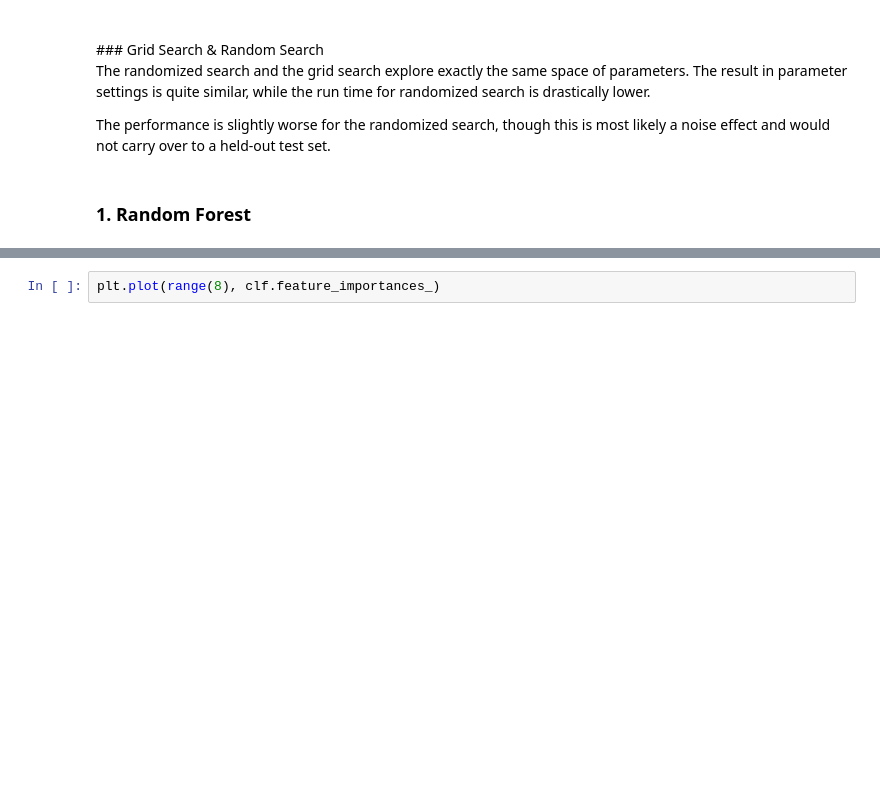
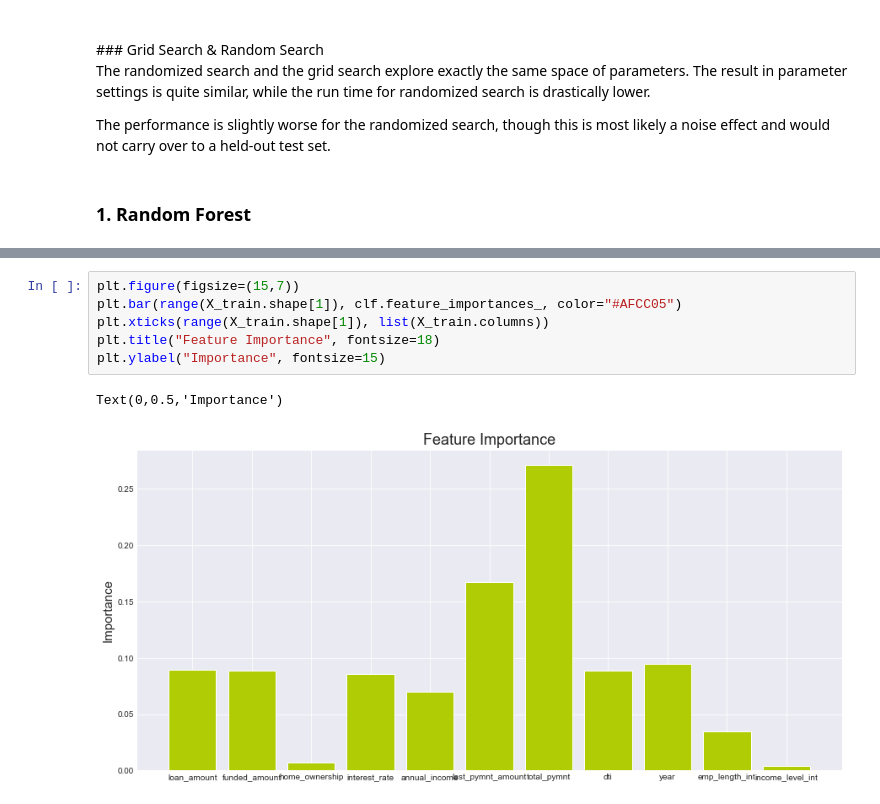
Before and after one commit to Kearlay/lending_club_classification, a Jupyter notebook: lending_club_classification.ipynb, the cells around one changed output, grey strips where cells are left out. Drawn from its saved outputs; the diff is of its cells as text; blank space fills up the shorter version.

```diff
--- a/lending_club_classification.ipynb
+++ b/lending_club_classification.ipynb
@@ -641,2 +664,9 @@ full_report(clf, X_test, y_test, [range(7)])
-# %%
-plt.plot(range(8), clf.feature_importances_)
+# %%
+plt.figure(figsize=(15,7))
+plt.bar(range(X_train.shape[1]), clf.feature_importances_, color="#AFCC05")
+plt.xticks(range(X_train.shape[1]), list(X_train.columns))
+plt.title("Feature Importance", fontsize=18)
+plt.ylabel("Importance", fontsize=15)
+# %% [output]
+Text(0,0.5,'Importance')
+[figure, added]
```
Also changed, not shown: parts of 13 cells of this notebook.
